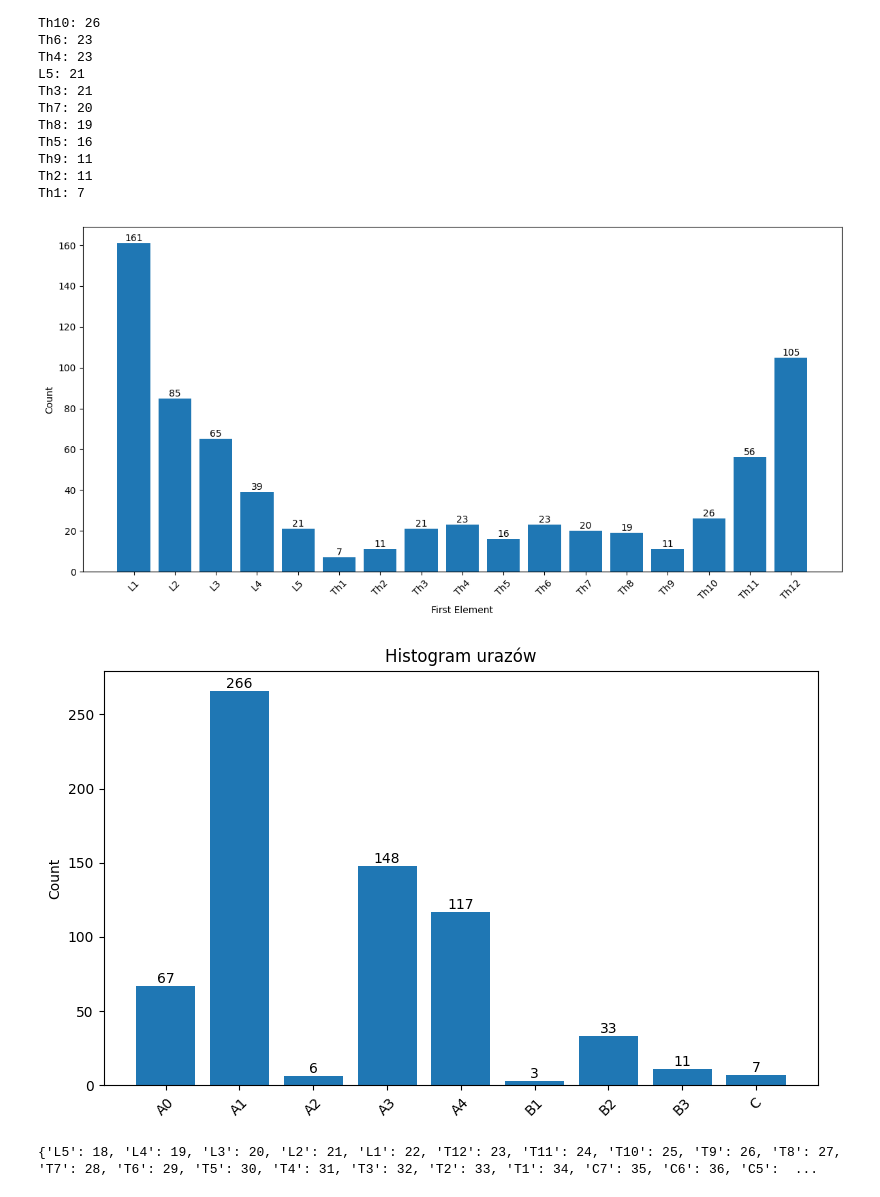
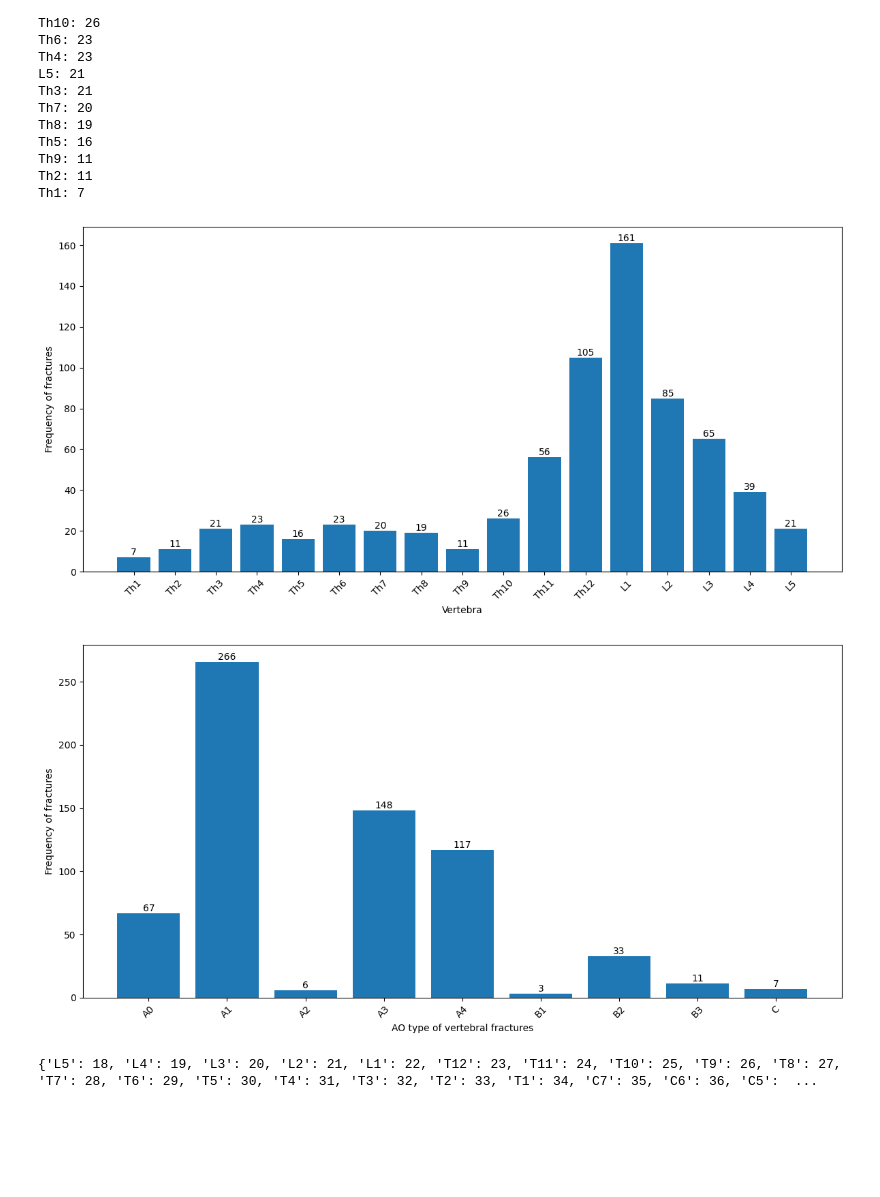
Before and after one commit to Matthev00/vertabrae_cls, a Jupyter notebook: notebooks/raport_eda.ipynb, the cells around one changed output. Cells and saved outputs as stored; diff of their text form; code cells hidden in the pictures; blank space fills up the shorter version.

Commit message:
docs: generated plots

```diff
--- a/notebooks/raport_eda.ipynb
+++ b/notebooks/raport_eda.ipynb
@@ -1,6 +1,6 @@
 # %%
 import pandas as pd
 # %%
-df = pd.read_excel("../data/raw/skonsultowana_lista przypadków_Th_LS.xlsx")
+df = pd.read_excel("../data/raw/raport.xlsx")
 # %%
 df_2 = pd.read_excel("../data/raw/Zanonimizowane_całość urazy kręgosłupa 2014-2020 (1).xlsx")
@@ -160,41 +214,35 @@ Th9: 11
 Th2: 11
 Th1: 7
 # %%
-import matplotlib.pyplot as plt
-from natsort import natsorted
-
-# Sortowanie first_elements w sposób naturalny
-sorted_first_keys = natsorted(first_elements.keys())  # Naturalne sortowanie
-sorted_first_values = [first_elements[key] for key in sorted_first_keys]
-
+# Histogram 1: Vertebra vs Frequency of fractures
 plt.figure(figsize=(12, 6))
 bars = plt.bar(sorted_first_keys, sorted_first_values)
-plt.xlabel("First Element")
-plt.ylabel("Count")
+plt.xlabel("Vertebra")
+plt.ylabel("Frequency of fractures")
 plt.xticks(rotation=45)
 plt.tight_layout()
 for bar in bars:
     height = bar.get_height()
     plt.text(bar.get_x() + bar.get_width() / 2, height, str(height), ha='center', va='bottom')
 plt.show()
 
-# Sortowanie second_elements w sposób naturalny
-sorted_second_keys = natsorted(second_elements.keys())  # Naturalne sortowanie
+# Histogram 2: AO type of vertebral fractures vs Frequency of fractures
+sorted_second_keys = natsorted(second_elements.keys())  # Naturalne sortowanie typów urazów
 sorted_second_values = [second_elements[key] for key in sorted_second_keys]
 
-plt.figure(figsize=(8, 5))
+plt.figure(figsize=(12, 6))
 bars = plt.bar(sorted_second_keys, sorted_second_values)
-plt.title("Histogram urazów")
-plt.ylabel("Count")
+plt.xlabel("AO type of vertebral fractures")
+plt.ylabel("Frequency of fractures")
 plt.xticks(rotation=45)
 plt.tight_layout()
 for bar in bars:
     height = bar.get_height()
     plt.text(bar.get_x() + bar.get_width() / 2, height, str(height), ha='center', va='bottom')
 plt.show()
 # %% [output]
-[figure, old version]
+[figure, new version]
-[figure, old version]
+[figure, new version]
 # %%
 # Oryginalny słownik
 vertebrae_dict = {
```
Also changed, not shown: parts of 7 cells of this notebook, 6 other files.
